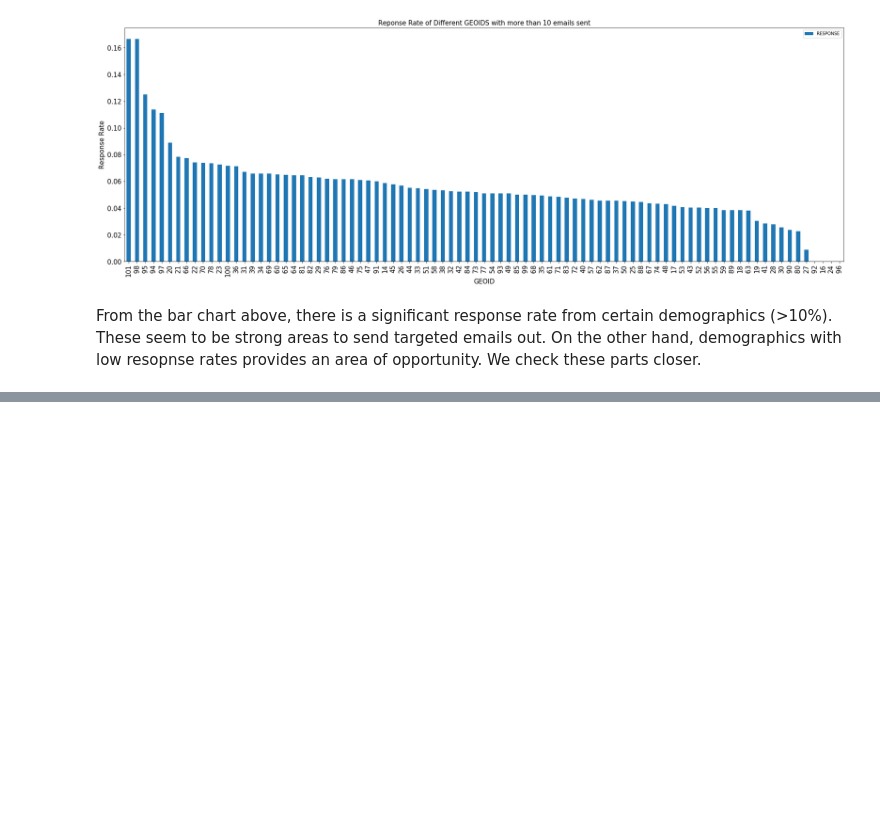
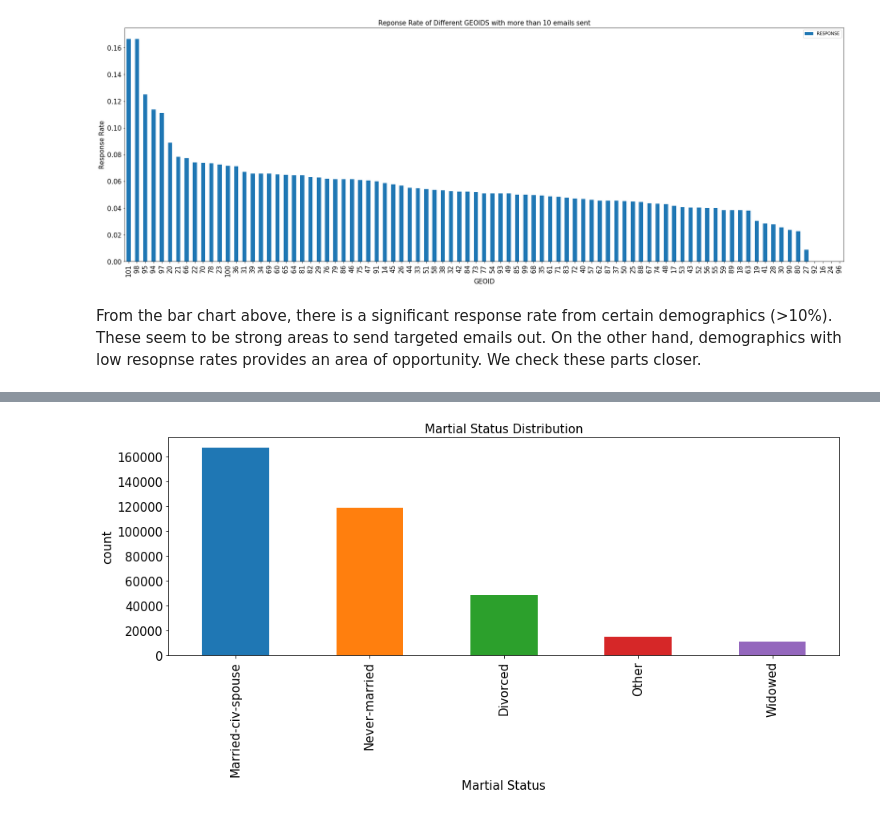
Before and after one commit to momori790/Springboard_AIC, a Jupyter notebook: capstone/notebooks/1.0-mo-initial-analysis.ipynb, the cells around one changed output, grey strips where cells are left out. Cells and saved outputs as stored; diff of their text form; code cells hidden in the pictures; blank space fills up the shorter version.

```diff
--- a/capstone/notebooks/1.0-mo-initial-analysis.ipynb
+++ b/capstone/notebooks/1.0-mo-initial-analysis.ipynb
@@ -351,0 +363,8 @@ grped_resp_rate.head(10)
+# %%
+ax = df_cust.MARITAL_STATUS.value_counts().plot(kind='bar', figsize=(15,5))
+ax.set_ylabel('count',fontsize=15)
+ax.set_xlabel('Martial Status', fontsize=15)
+ax.set_title('Martial Status Distribution', fontsize=15)
+ax.tick_params(axis='both',labelsize=15)
+# %% [output]
+[figure, added]
```
Also changed, not shown: parts of 21 cells of this notebook.
